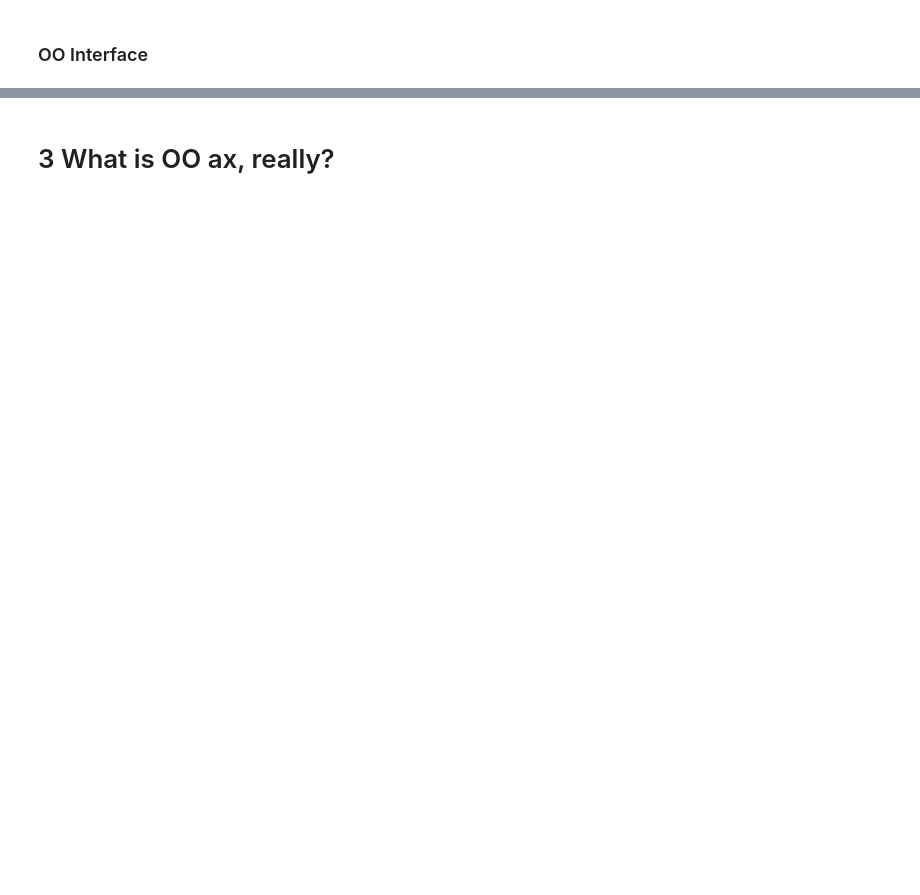
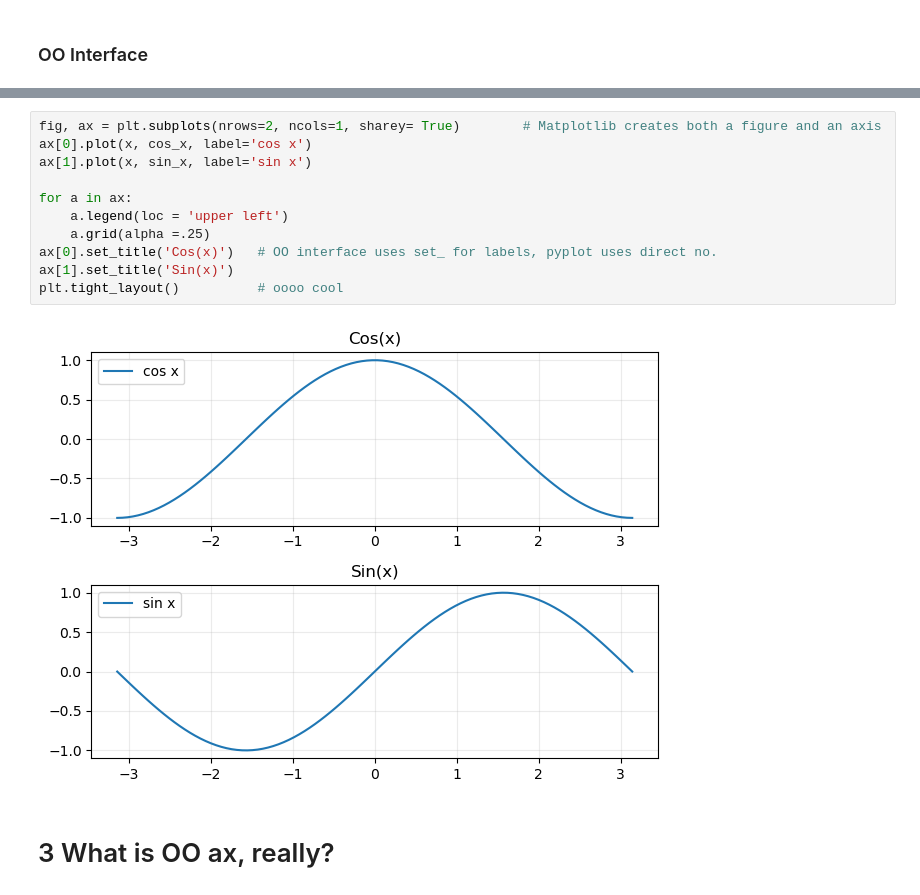
Before and after one commit to SPS-SP2273/learning-portfolio-Venetaris, a Jupyter notebook: 7.1_plotting/plotting_(good).ipynb, the cells around one changed output, grey strips where cells are left out. Drawn from its saved outputs; the diff is of its cells as text; blank space fills up the shorter version.

```diff
--- a/7.1_plotting/plotting_(good).ipynb
+++ b/7.1_plotting/plotting_(good).ipynb
@@ -19,2 +26,15 @@
+# %%
+fig, ax = plt.subplots(nrows=2, ncols=1, sharey= True)        # Matplotlib creates both a figure and an axis
+ax[0].plot(x, cos_x, label='cos x')
+ax[1].plot(x, sin_x, label='sin x')
+
+for a in ax:
+    a.legend(loc = 'upper left')
+    a.grid(alpha =.25)
+ax[0].set_title('Cos(x)')   # OO interface uses set_ for labels, pyplot uses direct no.
+ax[1].set_title('Sin(x)')
+plt.tight_layout()          # oooo cool
+# %% [output]
+[figure, added]
 # %% [markdown]
 # 3 What is OO ax, really?
```
Also changed, not shown: parts of 6 cells of this notebook, 4 other files.
